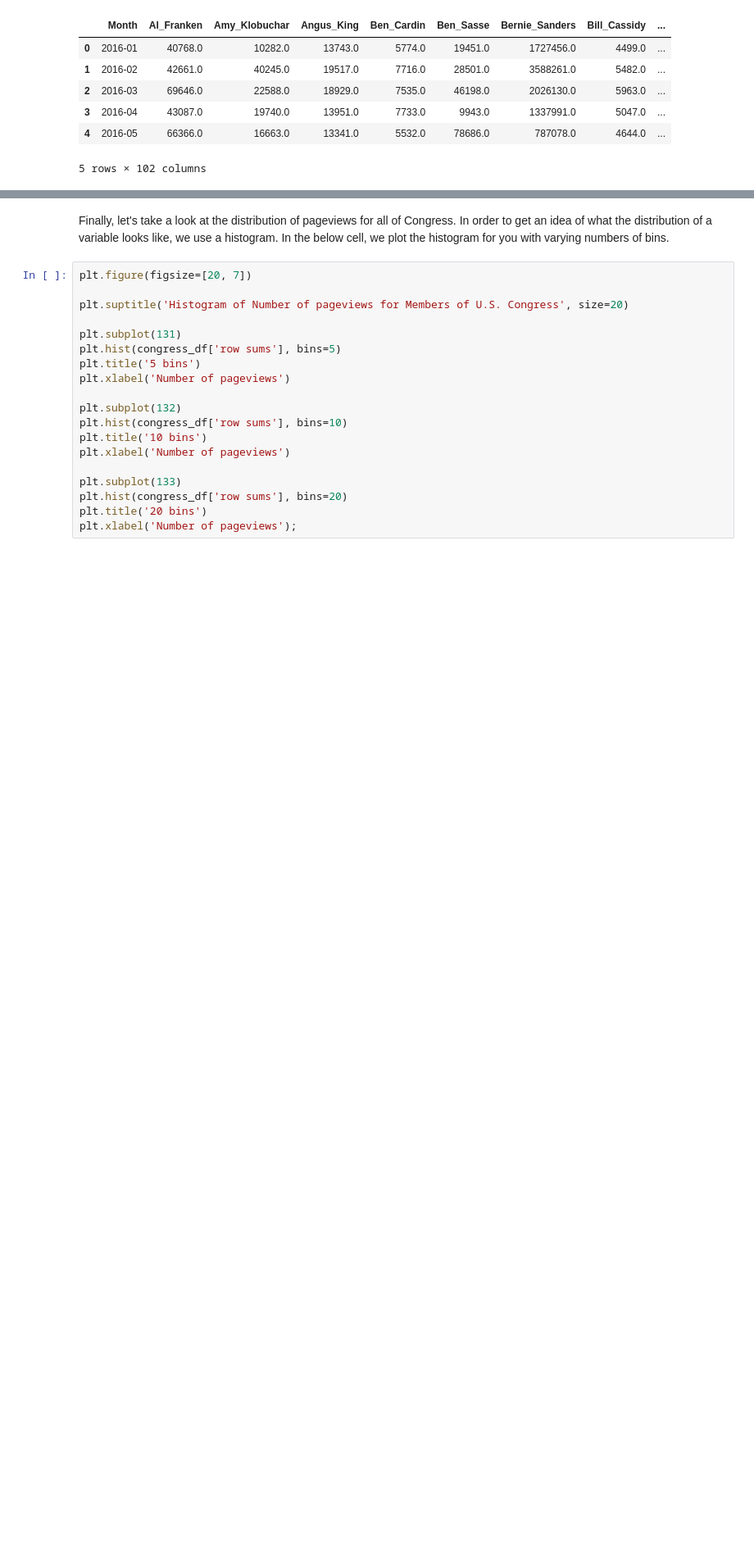
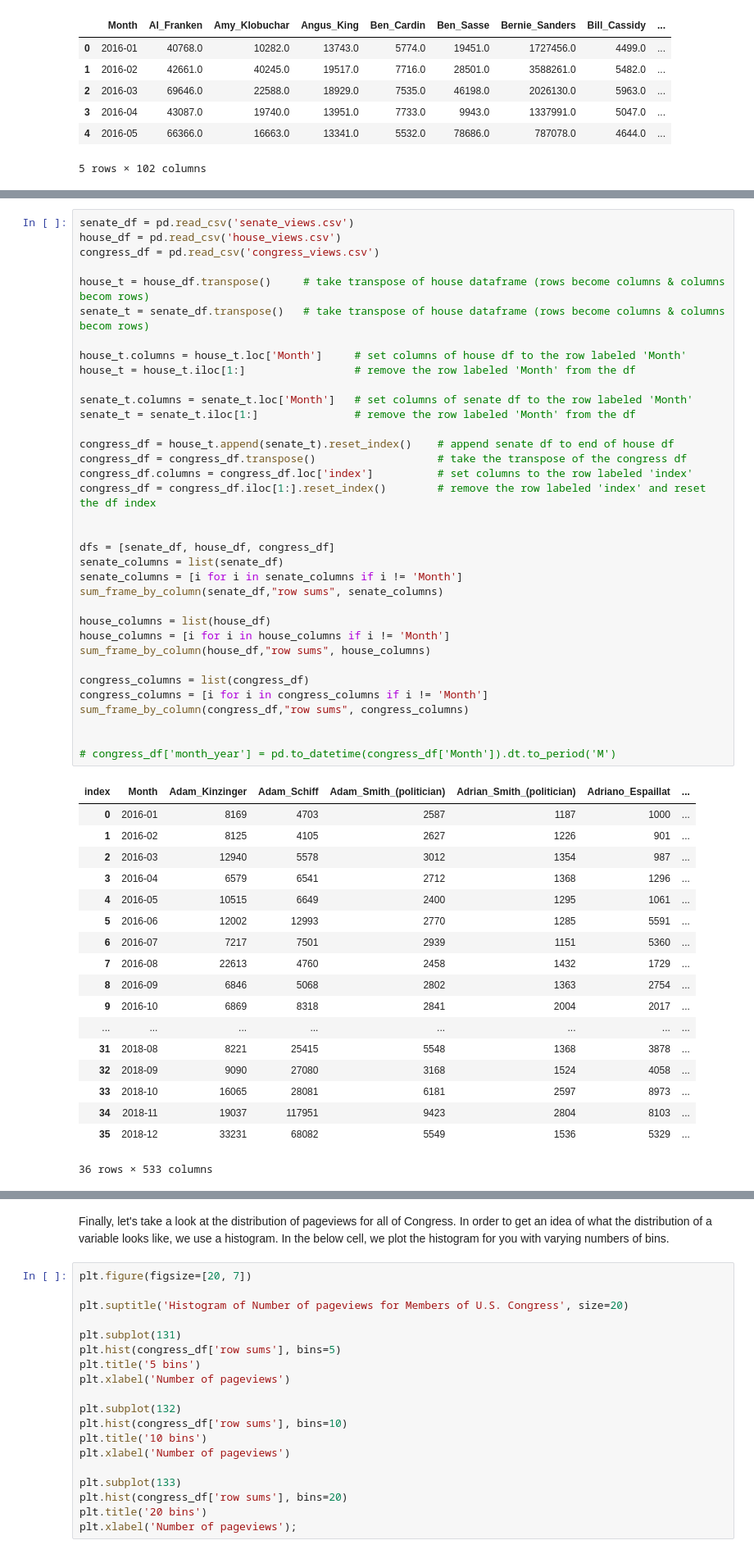
Before and after one commit to ls88-openscienceconnector/lab05-dipikakhullar, a Jupyter notebook: lab05.ipynb, the cells around one changed output, grey strips where cells are left out. Shown: that part at 82% size. Cells and saved outputs as stored; diff of their text form; blank space fills up the shorter version.

```diff
--- a/lab05.ipynb
+++ b/lab05.ipynb
@@ -228,6 +238,60 @@ congress_df.head(n=5)
 **Question 4b.** This time, create a line plot for the `congress`, `house`, and `senate` tables (all in the same plot). Use the same axis labels, but change the title to read `Monthly Wikipedia pageviews for U.S. Congress`. Use dashed lines for the `house` and `senate` tables and include a legend in your plot; it should look like this:
 
 <img src="q4b.png" width="1000px" />
+# %%
+senate_df = pd.read_csv('senate_views.csv')
+house_df = pd.read_csv('house_views.csv')
+congress_df = pd.read_csv('congress_views.csv')
+
+house_t = house_df.transpose()     # take transpose of house dataframe (rows become columns & columns becom rows)
+senate_t = senate_df.transpose()   # take transpose of house dataframe (rows become columns & columns becom rows)
+
+house_t.columns = house_t.loc['Month']     # set columns of house df to the row labeled 'Month'
+house_t = house_t.iloc[1:]                 # remove the row labeled 'Month' from the df
+
+senate_t.columns = senate_t.loc['Month']   # set columns of senate df to the row labeled 'Month'
+senate_t = senate_t.iloc[1:]               # remove the row labeled 'Month' from the df
+
+congress_df = house_t.append(senate_t).reset_index()    # append senate df to end of house df
+congress_df = congress_df.transpose()                   # take the transpose of the congress df
+congress_df.columns = congress_df.loc['index']          # set columns to the row labeled 'index'
+congress_df = congress_df.iloc[1:].reset_index()        # remove the row labeled 'index' and reset the df index
+
+
+dfs = [senate_df, house_df, congress_df]
+senate_columns = list(senate_df)
+senate_columns = [i for i in senate_columns if i != 'Month']
+sum_frame_by_column(senate_df,"row sums", senate_columns)
+
+house_columns = list(house_df)
+house_columns = [i for i in house_columns if i != 'Month']
+sum_frame_by_column(house_df,"row sums", house_columns)
+
+congress_columns = list(congress_df)
+congress_columns = [i for i in congress_columns if i != 'Month']
+sum_frame_by_column(congress_df,"row sums", congress_columns)
+
+
+# congress_df['month_year'] = pd.to_datetime(congress_df['Month']).dt.to_period('M')
+# %% [output]
+| index | Month | Adam_Kinzinger | Adam_Schiff | Adam_Smith_(politician) | Adrian_Smith_(politician) | Adriano_Espaillat | ... |
+| 0 | 2016-01 | 8169 | 4703 | 2587 | 1187 | 1000 | ... |
+| 1 | 2016-02 | 8125 | 4105 | 2627 | 1226 | 901 | ... |
+| 2 | 2016-03 | 12940 | 5578 | 3012 | 1354 | 987 | ... |
+| 3 | 2016-04 | 6579 | 6541 | 2712 | 1368 | 1296 | ... |
+| 4 | 2016-05 | 10515 | 6649 | 2400 | 1295 | 1061 | ... |
+| 5 | 2016-06 | 12002 | 12993 | 2770 | 1285 | 5591 | ... |
+| 6 | 2016-07 | 7217 | 7501 | 2939 | 1151 | 5360 | ... |
+| 7 | 2016-08 | 22613 | 4760 | 2458 | 1432 | 1729 | ... |
+| 8 | 2016-09 | 6846 | 5068 | 2802 | 1363 | 2754 | ... |
+| 9 | 2016-10 | 6869 | 8318 | 2841 | 2004 | 2017 | ... |
+| ... | ... | ... | ... | ... | ... | ... | ... |
+| 31 | 2018-08 | 8221 | 25415 | 5548 | 1368 | 3878 | ... |
+| 32 | 2018-09 | 9090 | 27080 | 3168 | 1524 | 4058 | ... |
+| 33 | 2018-10 | 16065 | 28081 | 6181 | 2597 | 8973 | ... |
+| 34 | 2018-11 | 19037 | 117951 | 9423 | 2804 | 8103 | ... |
+| 35 | 2018-12 | 33231 | 68082 | 5549 | 1536 | 5329 | ... |
+36 rows × 533 columns
 # %%
 plt.figure(figsize=[20, 10])
 
```
Also changed, not shown: parts of 6 cells of this notebook.
